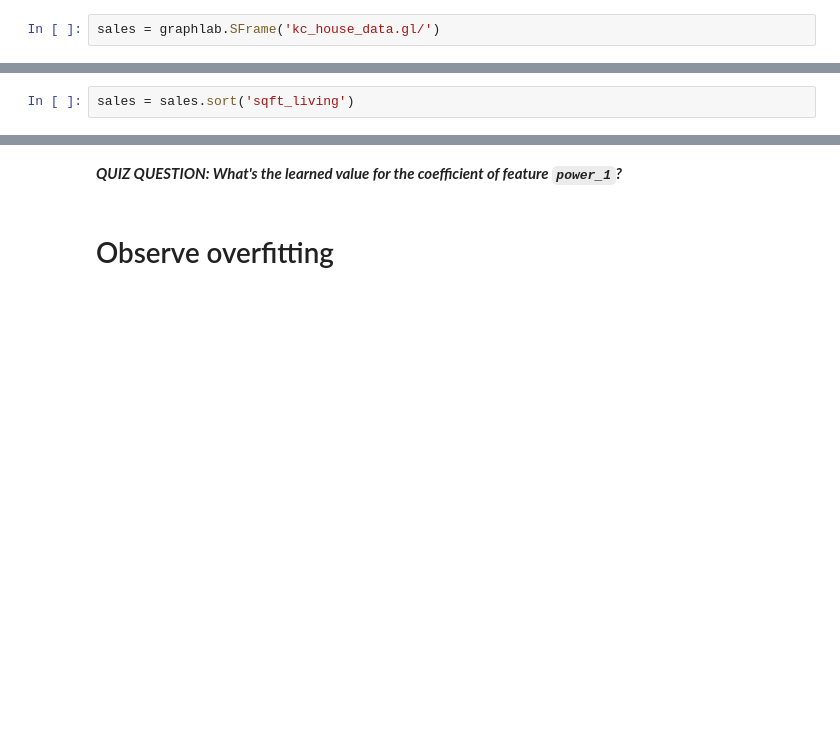
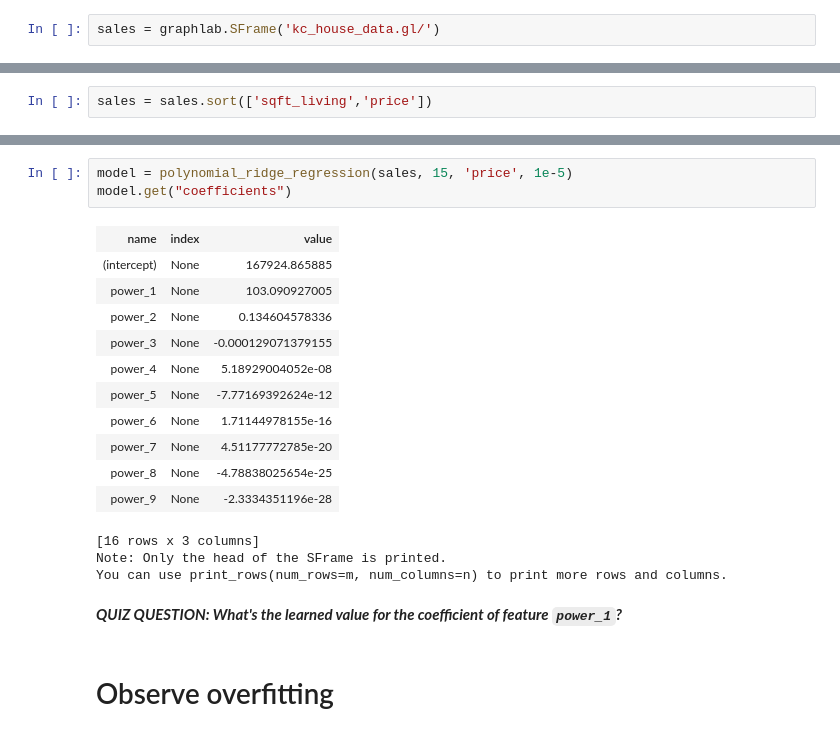
Before and after one commit to smarthi/UnivOfWashington-Machine-Learning, a Jupyter notebook: Regression/week4/week-4-ridge-regression-assignment-1-blank.ipynb, the cells around one changed output, grey strips where cells are left out. Drawn from its saved outputs; the diff is of its cells as text; blank space fills up the shorter version.

```diff
--- a/Regression/week4/week-4-ridge-regression-assignment-1-blank.ipynb
+++ b/Regression/week4/week-4-ridge-regression-assignment-1-blank.ipynb
@@ -47,2 +54,2 @@ As in Week 3, we will use the sqft_living variable. For plotting purposes (conne
 # %%
-sales = sales.sort('sqft_living')
+sales = sales.sort(['sqft_living','price'])
@@ -62,3 +72,21 @@ print round(coefficients['value'][1],1)
+# %%
+model = polynomial_ridge_regression(sales, 15, 'price', 1e-5)
+model.get("coefficients")
+# %% [output]
+| name | index | value |
+| (intercept) | None | 167924.865885 |
+| power_1 | None | 103.090927005 |
+| power_2 | None | 0.134604578336 |
+| power_3 | None | -0.000129071379155 |
+| power_4 | None | 5.18929004052e-08 |
+| power_5 | None | -7.77169392624e-12 |
+| power_6 | None | 1.71144978155e-16 |
+| power_7 | None | 4.51177772785e-20 |
+| power_8 | None | -4.78838025654e-25 |
+| power_9 | None | -2.3334351196e-28 |
+[16 rows x 3 columns]
+Note: Only the head of the SFrame is printed.
+You can use print_rows(num_rows=m, num_columns=n) to print more rows and columns.
 # %% [markdown]
 ***QUIZ QUESTION:  What's the learned value for the coefficient of feature `power_1`?***
 # %% [markdown]
```
Also changed, not shown: parts of 54 cells of this notebook, 1 other file.
